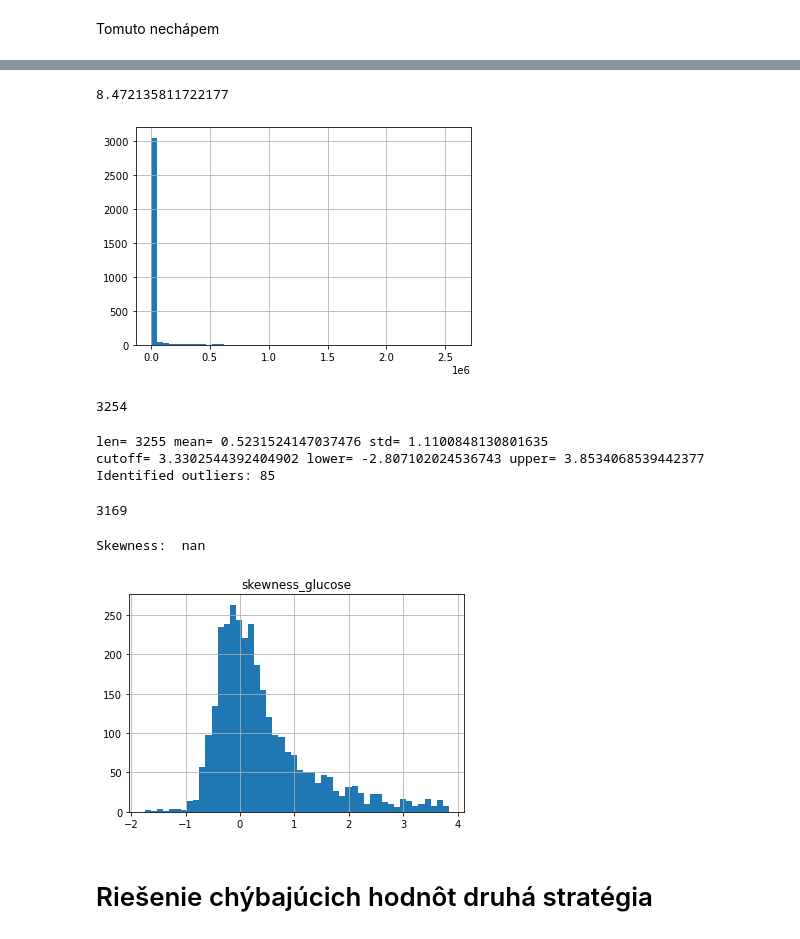
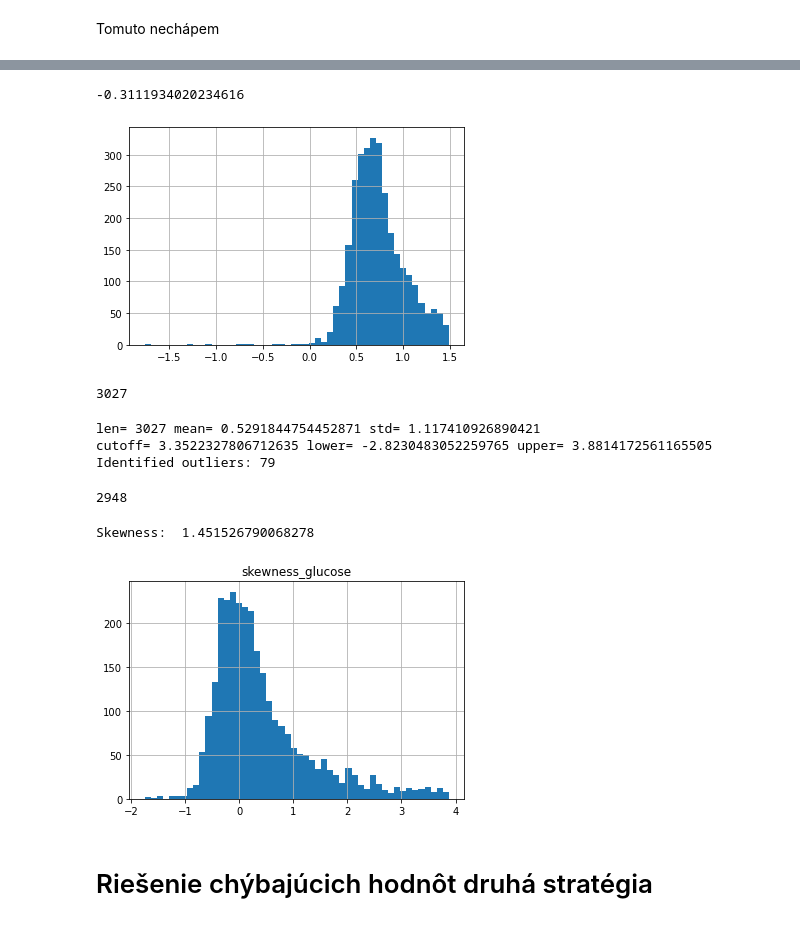
Before and after one commit to JKBGIT1/IAU_Project, a Jupyter notebook: 2.Phase_Hlavačka-Vančo.ipynb, the cells around one changed output, grey strips where cells are left out. Drawn from its saved outputs; the diff is of its cells as text; code cells hidden in the pictures.

Commit message:
ocistene data

```diff
--- a/2.Phase_Hlavačka-Vančo.ipynb
+++ b/2.Phase_Hlavačka-Vančo.ipynb
@@ -525,0 +532,2 @@ sns.displot(copy_joined['skewness_oxygen'], kde=True, bins=30)
+# %%
+copy_joined['marital-status'] = copy_joined['marital-status'].replace(np.nan, 'undefined')
@@ -525,0 +536,2 @@ sns.displot(copy_joined['skewness_oxygen'], kde=True, bins=30)
+# %%
+copy_joined = copy_joined.dropna()
@@ -546,11 +578,11 @@ Skewness:  nan
 # %% [markdown]
 cviko 6
 # %%
-descr = df_joined['skewness_glucose'].describe()
+descr = copy_joined['skewness_glucose'].describe()
 whisker_r = descr['75%'] + (1.5 * (descr['75%'] - descr['25%']))
 whisker_r
 
-descr = df_joined['skewness_glucose'].describe()
+descr = copy_joined['skewness_glucose'].describe()
 whisker_r = np.min([descr['max'], descr['75%'] + (1.5 * (descr['75%'] - descr['25%']))])
 whisker_l = np.max([descr['min'], descr['25%'] - (1.5 * (descr['75%'] - descr['25%']))])
 whisker_l, whisker_r
@@ -571,7 +603,7 @@ sum(df_joined['skewness_glucose'] > whisker_r) + sum(df_joined['skewness_glucose
 # %%
-for i in df_joined.index:
-    if ((df_joined.loc[i]['skewness_glucose'] > whisker_r) or (df_joined.loc[i]['skewness_glucose'] < whisker_l)):
-        df_joined = df_joined.drop([i])
+for i in copy_joined.index:
+    if ((copy_joined.loc[i]['skewness_glucose'] > whisker_r) or (copy_joined.loc[i]['skewness_glucose'] < whisker_l)):
+        copy_joined = copy_joined.drop([i])
 # %% [markdown]
 Eliminovanie outlierov - v našom prípade najmä chorých. To je správne?
 # %%
@@ -597,20 +629,26 @@ seaborn.boxplot(transformed)
 # %%
 from scipy.stats import boxcox
 # %%
-transformed, att = boxcox(df_joined['skewness_glucose'] + 2)# boxcox vrati transformovane data a parametre transformacie. Tie viem zafixovat a v tom pripade mi to vrati len transformovane data
+transformed, att = boxcox(copy_joined['skewness_glucose'] + 2)# boxcox vrati transformovane data a parametre transformacie. Tie viem zafixovat a v tom pripade mi to vrati len transformovane data
 pom = pd.Series(transformed).hist(bins=50)
 print(att)
 # %% [output]
-8.472135811722177
+-0.3111934020234616
-[figure, old version]
+[figure, new version]
 # %%
-(df_joined['skewness_glucose']).count()
+(copy_joined['skewness_glucose']).count()
 # %% [output]
-3254
+3027
 # %%
+from numpy.random import seed
+from numpy.random import randn
+from numpy import mean
+from numpy import std
+import seaborn as sns
+
 # calculate summary statistics
-data_mean, data_std = mean(df_joined['skewness_glucose']), std(df_joined['skewness_glucose'])
-print('len=', len(df_joined['skewness_glucose']), 'mean=', data_mean, 'std=', data_std)
+data_mean, data_std = mean(copy_joined['skewness_glucose']), std(copy_joined['skewness_glucose'])
+print('len=', len(copy_joined['skewness_glucose']), 'mean=', data_mean, 'std=', data_std)
 
 # define outliers
 cut_off = data_std * 3
@@ -618,29 +656,29 @@ lower, upper = data_mean - cut_off, data_mean + cut_off
 print('cutoff=', cut_off, 'lower=', lower, 'upper=', upper)
 
 # identify outliers
-outliers = [x for x in df_joined['skewness_glucose'] if x < lower or x > upper]
+outliers = [x for x in copy_joined['skewness_glucose'] if x < lower or x > upper]
 print('Identified outliers: %d' % len(outliers))
 
 # remove outliers
-for i in df_joined.index:
-    if ((df_joined.loc[i]['skewness_glucose'] >= upper) or (df_joined.loc[i]['skewness_glucose'] <= lower)):
-        df_joined = df_joined.drop([i])
+for i in copy_joined.index:
+    if ((copy_joined.loc[i]['skewness_glucose'] >= upper) or (copy_joined.loc[i]['skewness_glucose'] <= lower)):
+        copy_joined = copy_joined.drop([i])
 # %% [output]
-len= 3255 mean= 0.5231524147037476 std= 1.1100848130801635
-cutoff= 3.3302544392404902 lower= -2.807102024536743 upper= 3.8534068539442377
-Identified outliers: 85
+len= 3027 mean= 0.5291844754452871 std= 1.117410926890421
+cutoff= 3.3522327806712635 lower= -2.8230483052259765 upper= 3.8814172561165505
+Identified outliers: 79
 # %%
-(df_joined['skewness_glucose']).count()
+(copy_joined['skewness_glucose']).count()
 # %% [output]
-3169
+2948
 # %%
-pom = df_joined['skewness_glucose'].hist(bins=50)
+pom = copy_joined['skewness_glucose'].hist(bins=50)
 pom.set_title('skewness_glucose')
 
-print('Skewness: ', stats.skew(df_joined['skewness_glucose']))
+print('Skewness: ', stats.skew(copy_joined['skewness_glucose']))
 # %% [output]
-Skewness:  nan
+Skewness:  1.451526790068278
-[figure, old version]
+[figure, new version]
 # %% [markdown]
 # Riešenie chýbajúcich hodnôt druhá stratégia
 # %% [markdown]
```
Also changed, not shown: parts of 13 cells of this notebook.
